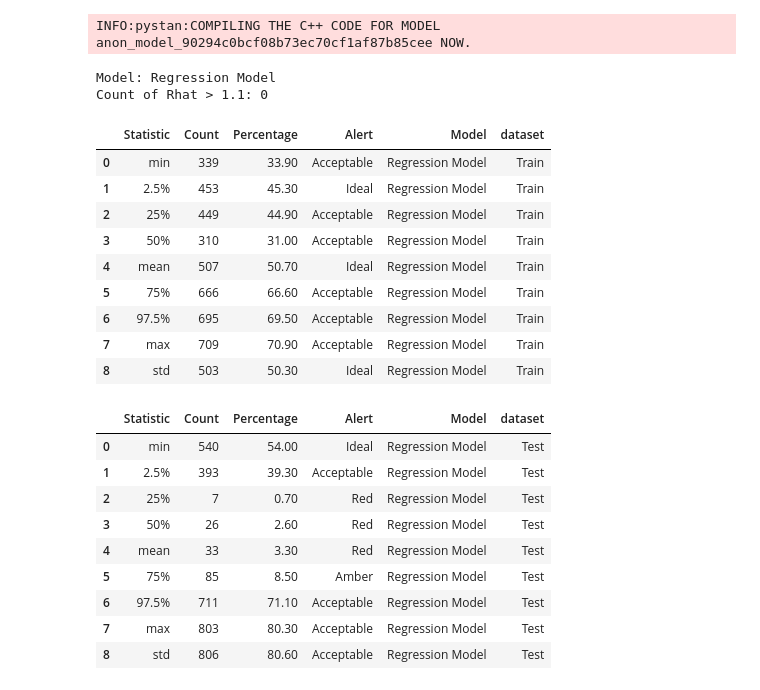
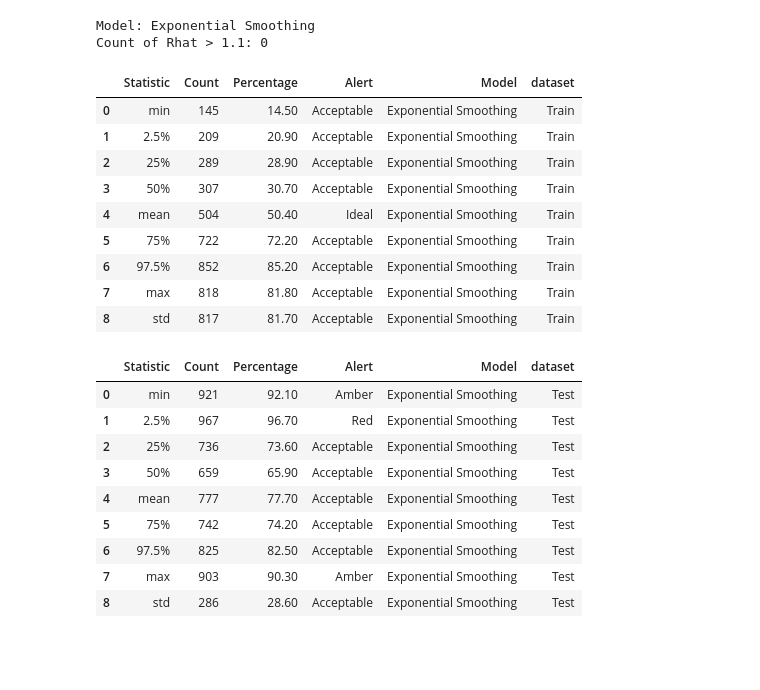
Before and after one commit to killianfarrell2/PGA_Golf, a Jupyter notebook: Python_Scripts/Time Series/Run_Linear_Reg_SG_time_series.ipynb, the cells around one changed output. Cells and saved outputs as stored; diff of their text form; code cells hidden in the pictures; blank space fills up the shorter version.

Commit message:
update graphs

```diff
--- a/Python_Scripts/Time Series/Run_Linear_Reg_SG_time_series.ipynb
+++ b/Python_Scripts/Time Series/Run_Linear_Reg_SG_time_series.ipynb
@@ -167,6 +299,6 @@ generated quantities {
 # %%
 # Section 4
-# Build a Stan Model using code
+# Get results
 
 # Function to count how many times values in statistics[key][1] are greater than in statistics[key][0]
 def count_greater_values(stats):
@@ -187,6 +319,7 @@ def count_greater_values(stats):
         counts[key] = (count, percentage, alert)
     return counts
 
+
 # Function to apply color coding
 def color_code_alert(val):
     color = ''
@@ -205,40 +338,6 @@ def color_code_alert(val):
 # Empty dictionary to store results
 results = {}
 
-# set model code
-model_code = regression_model_code
-# set model name
-model_name = 'Regression Model'
-
-
-# Create Model - this will help with recompilation issues
-stan_model = pystan.StanModel(model_code=model_code)
-
-# Call sampling function with data as argument
-# Use 2 chains with 1k iterations each - 500 burn in - this will give 1k
-fit = stan_model.sampling(data=model_data, iter=1000, chains=2, seed=1)
-
-# Put Posterior draws into a dictionary
-trace = fit.extract()
-
-# Put simulations into an array
-# Need this for plotting graphs
-y_sim = trace['y_sim']
-
-# get test set values
-y_tilde = trace['y_tilde']
-
-# Create summary dictionary
-summary_dict = fit.summary()
-
-# get trace summary - need this for checkin rhat close to 1
-trace_summary = pd.DataFrame(summary_dict['summary'],
-                  columns=summary_dict['summary_colnames'],
-                  index=summary_dict['summary_rownames'])
-
-
-# count how many values from the trace summary are greater than 1.1
-count_rhat_greater_1_1 = np.sum(trace_summary['Rhat'] > 1.1)
 
 # Section 4: Posterior Predictive P values
 # Probability that the replicated data is more extreme than the actual data
@@ -303,54 +402,53 @@ df_counts_test['Model'] = model_name
 # Add split
 df_counts_test['dataset'] = 'Test'
 
 
 
 # Store results in dictionary
 results[model_name] = {
         'count_rhat_greater_1_1': count_rhat_greater_1_1,
         'df_counts': df_counts,
         'df_counts_test': df_counts_test
     }
 
 
 # Example: Print the summary statistics for each model
 for model_name, result in results.items():
     print(f"\nModel: {model_name}")
     print(f"Count of Rhat > 1.1: {result['count_rhat_greater_1_1']}")
 
     # Display styled dataframe
     df_counts_styled = result['df_counts'].style.applymap(color_code_alert, subset=['Alert'])
     df_counts_styled = df_counts_styled.format({'Percentage': '{:.2f}'})
     display(df_counts_styled)
 
     # Display styled dataframe for test set
     df_counts_styled_test = result['df_counts_test'].style.applymap(color_code_alert, subset=['Alert'])
     df_counts_styled_test = df_counts_styled_test.format({'Percentage': '{:.2f}'})
     display(df_counts_styled_test)
 # %% [output]
-INFO:pystan:COMPILING THE C++ CODE FOR MODEL anon_model_90294c0bcf08b73ec70cf1af87b85cee NOW.
+Model: Exponential Smoothing
+Count of Rhat > 1.1: 0
-Model: Regression Model
-Count of Rhat > 1.1: 0
 |  | Statistic | Count | Percentage | Alert | Model | dataset |
-| 0 | min | 339 | 33.90 | Acceptable | Regression Model | Train |
-| 1 | 2.5% | 453 | 45.30 | Ideal | Regression Model | Train |
-| 2 | 25% | 449 | 44.90 | Acceptable | Regression Model | Train |
-| 3 | 50% | 310 | 31.00 | Acceptable | Regression Model | Train |
-| 4 | mean | 507 | 50.70 | Ideal | Regression Model | Train |
-| 5 | 75% | 666 | 66.60 | Acceptable | Regression Model | Train |
-| 6 | 97.5% | 695 | 69.50 | Acceptable | Regression Model | Train |
-| 7 | max | 709 | 70.90 | Acceptable | Regression Model | Train |
-| 8 | std | 503 | 50.30 | Ideal | Regression Model | Train |
+| 0 | min | 145 | 14.50 | Acceptable | Exponential Smoothing | Train |
+| 1 | 2.5% | 209 | 20.90 | Acceptable | Exponential Smoothing | Train |
+| 2 | 25% | 289 | 28.90 | Acceptable | Exponential Smoothing | Train |
+| 3 | 50% | 307 | 30.70 | Acceptable | Exponential Smoothing | Train |
+| 4 | mean | 504 | 50.40 | Ideal | Exponential Smoothing | Train |
+| 5 | 75% | 722 | 72.20 | Acceptable | Exponential Smoothing | Train |
+| 6 | 97.5% | 852 | 85.20 | Acceptable | Exponential Smoothing | Train |
+| 7 | max | 818 | 81.80 | Acceptable | Exponential Smoothing | Train |
+| 8 | std | 817 | 81.70 | Acceptable | Exponential Smoothing | Train |
 |  | Statistic | Count | Percentage | Alert | Model | dataset |
-| 0 | min | 540 | 54.00 | Ideal | Regression Model | Test |
-| 1 | 2.5% | 393 | 39.30 | Acceptable | Regression Model | Test |
-| 2 | 25% | 7 | 0.70 | Red | Regression Model | Test |
-| 3 | 50% | 26 | 2.60 | Red | Regression Model | Test |
-| 4 | mean | 33 | 3.30 | Red | Regression Model | Test |
-| 5 | 75% | 85 | 8.50 | Amber | Regression Model | Test |
-| 6 | 97.5% | 711 | 71.10 | Acceptable | Regression Model | Test |
-| 7 | max | 803 | 80.30 | Acceptable | Regression Model | Test |
-| 8 | std | 806 | 80.60 | Acceptable | Regression Model | Test |
+| 0 | min | 921 | 92.10 | Amber | Exponential Smoothing | Test |
+| 1 | 2.5% | 967 | 96.70 | Red | Exponential Smoothing | Test |
+| 2 | 25% | 736 | 73.60 | Acceptable | Exponential Smoothing | Test |
+| 3 | 50% | 659 | 65.90 | Acceptable | Exponential Smoothing | Test |
+| 4 | mean | 777 | 77.70 | Acceptable | Exponential Smoothing | Test |
+| 5 | 75% | 742 | 74.20 | Acceptable | Exponential Smoothing | Test |
+| 6 | 97.5% | 825 | 82.50 | Acceptable | Exponential Smoothing | Test |
+| 7 | max | 903 | 90.30 | Amber | Exponential Smoothing | Test |
+| 8 | std | 286 | 28.60 | Acceptable | Exponential Smoothing | Test |
 # %%
 # Section 5: Plot Posterior Predictive Checks for training set
 # Right now i'm taking the min of 80 observations and getting the min for each similated dataset
```
Also changed, not shown: parts of 17 cells of this notebook, 2 other files.
